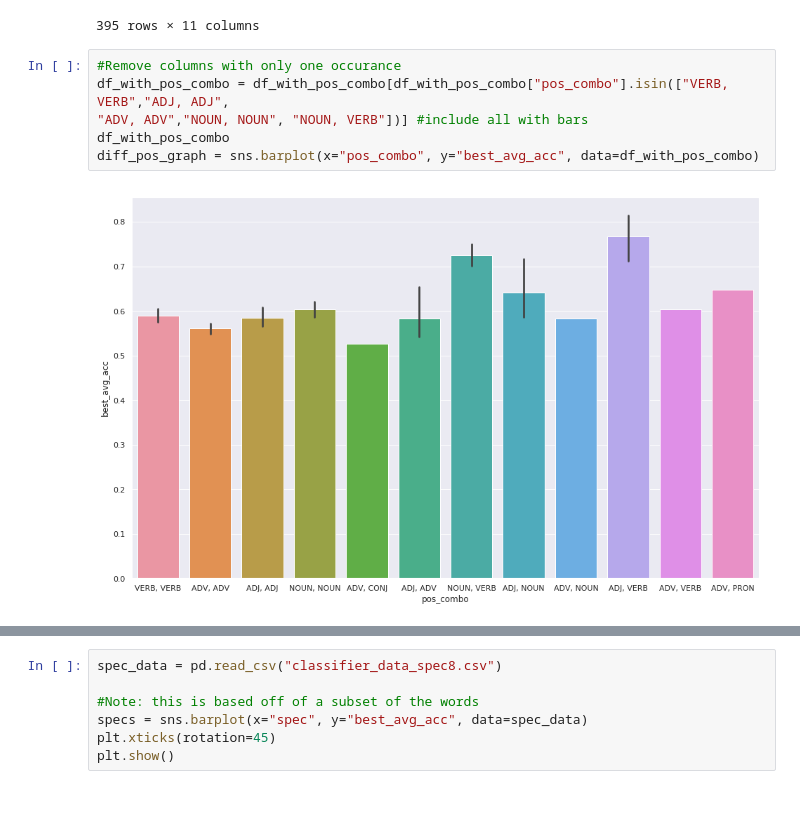
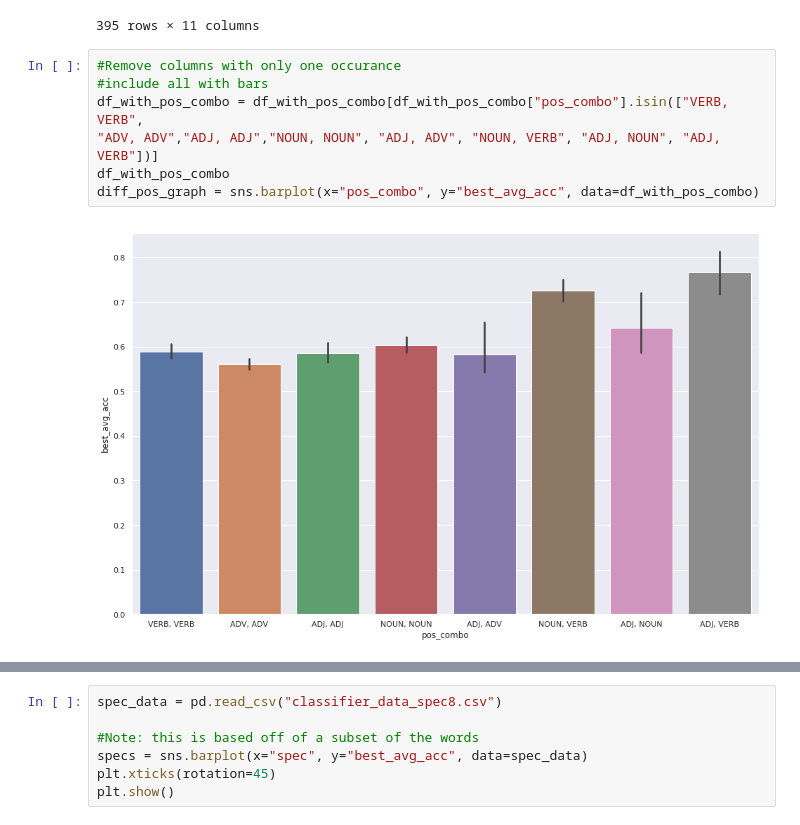
Before and after one commit to Mark-Hopkins-at-Williams/research-wsd, a Jupyter notebook: WSD.ipynb, the cells around one changed output, grey strips where cells are left out. Cells and saved outputs as stored; diff of their text form.

Commit message:
add log scale to scatterplot. add all pos combinations with a bar to the graph.

```diff
--- a/WSD.ipynb
+++ b/WSD.ipynb
@@ -117,12 +117,13 @@ df_with_pos_combo
 395 rows × 11 columns
 # %%
 #Remove columns with only one occurance
-df_with_pos_combo = df_with_pos_combo[df_with_pos_combo["pos_combo"].isin(["VERB, VERB","ADJ, ADJ",
-"ADV, ADV","NOUN, NOUN", "NOUN, VERB"])] #include all with bars
+#include all with bars
+df_with_pos_combo = df_with_pos_combo[df_with_pos_combo["pos_combo"].isin(["VERB, VERB",
+"ADV, ADV","ADJ, ADJ","NOUN, NOUN", "ADJ, ADV", "NOUN, VERB", "ADJ, NOUN", "ADJ, VERB"])]
 df_with_pos_combo
 diff_pos_graph = sns.barplot(x="pos_combo", y="best_avg_acc", data=df_with_pos_combo)
 # %% [output]
-[figure, old version]
+[figure, new version]
 # %%
 max_samp_data = df
 plt.xticks(rotation=45)
```
Also changed, not shown: parts of 1 cell of this notebook, 1 other file.
